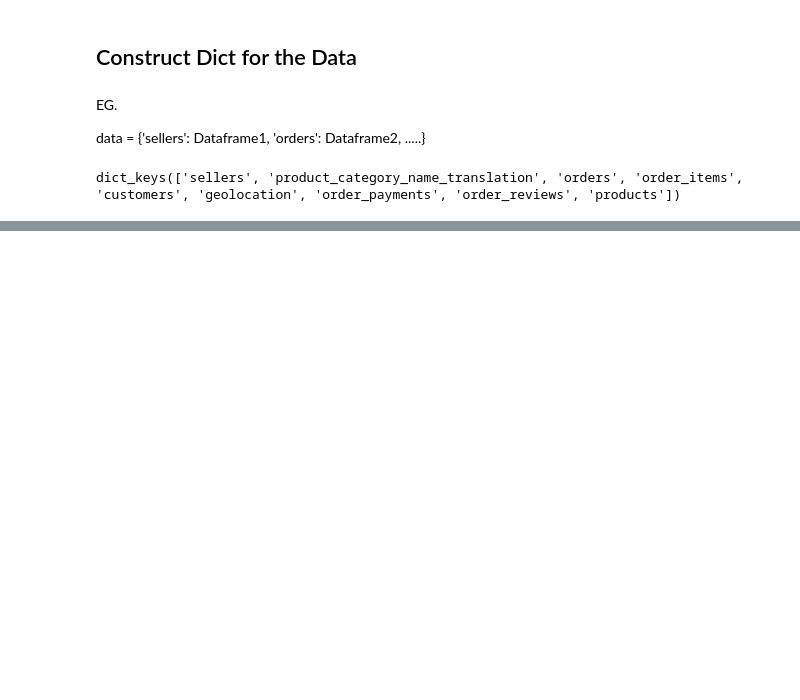
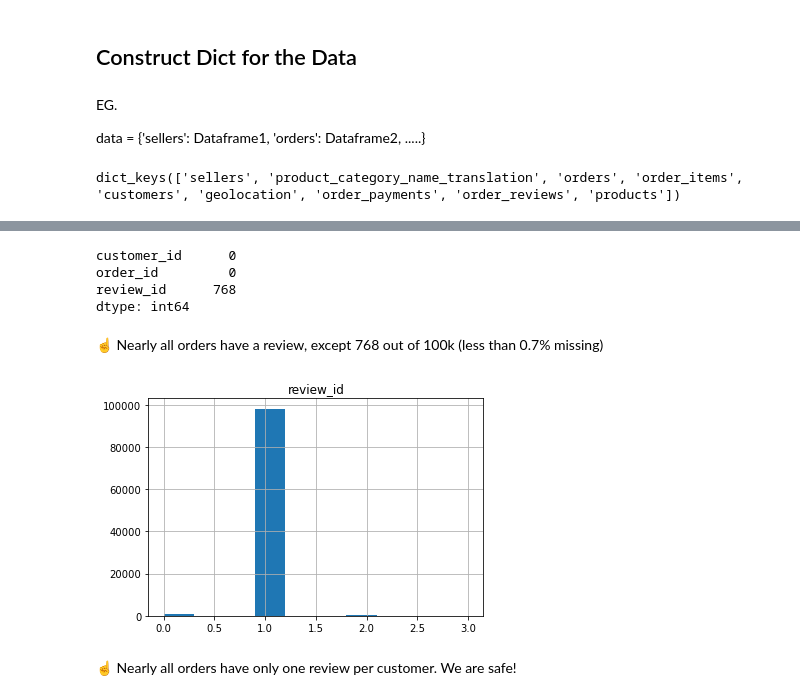
Before and after one commit to TshepoKubeka/O-list-Project, a Jupyter notebook: notebooks/Untitled.ipynb, the cells around one changed output, grey strips where cells are left out. Drawn from its saved outputs; the diff is of its cells as text; code cells hidden in the pictures; blank space fills up the shorter version.

Commit message:
data exploratory

```diff
--- a/notebooks/Untitled.ipynb
+++ b/notebooks/Untitled.ipynb
@@ -9,6 +11,6 @@ os.getcwd()
 # %% [output]
 '/Users/mac/code/TshepoKubeka/O-list/notebooks'
 # %%
-csv_path = os.path.join('..')
+csv_path = os.path.join('..', 'O-list', 'data','csv')
 csv_path
 # %% [output]
@@ -78,3 +95,0 @@ ModuleNotFoundError: No module named 'olist'
-# %%
-data= pd.read_csv("../olist_customers_dataset.csv")
-data
@@ -99,0 +167,7 @@ os.getcwd()
+# %%
+orders = data['orders'][['customer_id', 'order_id']]
+reviews = data['order_reviews'][['order_id', 'review_id']]
+items = data['order_items'][['order_id', 'product_id','seller_id']]
+# %%
+orders_reviews = orders.merge(reviews, on='order_id', how='outer')
+orders_reviews.head(2)
@@ -99,0 +178,20 @@ os.getcwd()
+# %%
+# Check missing reviews?
+orders_reviews.isna().sum()
+# %% [output]
+customer_id      0
+order_id         0
+review_id      768
+dtype: int64
+# %% [markdown]
+☝️ Nearly all orders have a review, except 768 out of 100k (less than 0.7% missing)
+# %%
+# We need to add the following magic command to make sure the plot displays correctly!
+%matplotlib inline
+
+# Check for max number of reviews per order
+orders_reviews.groupby(["order_id", "customer_id"]).count().hist();
+# %% [output]
+[figure, added]
+# %% [markdown]
+☝️ Nearly all orders have only one review per customer. We are safe!
```
Also changed, not shown: parts of 20 cells of this notebook.
